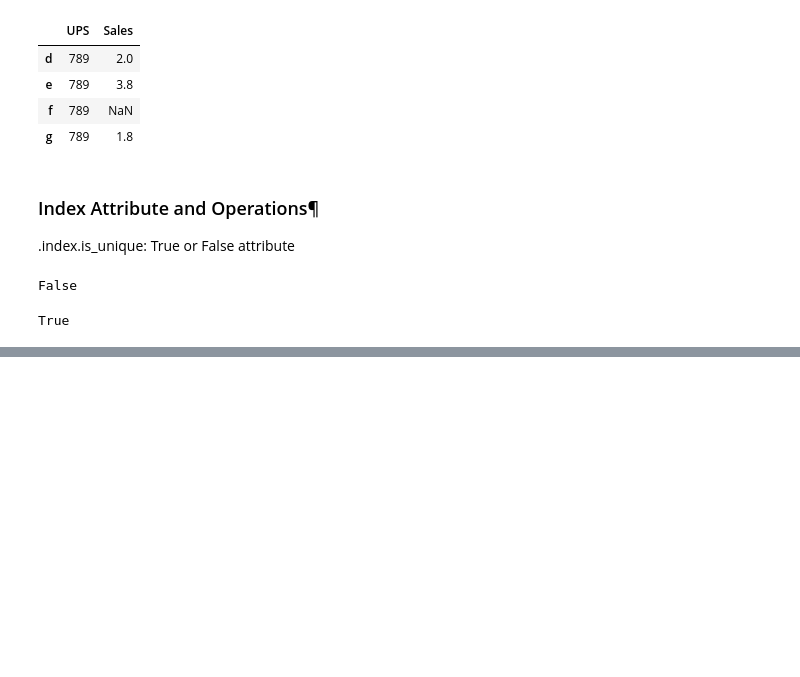
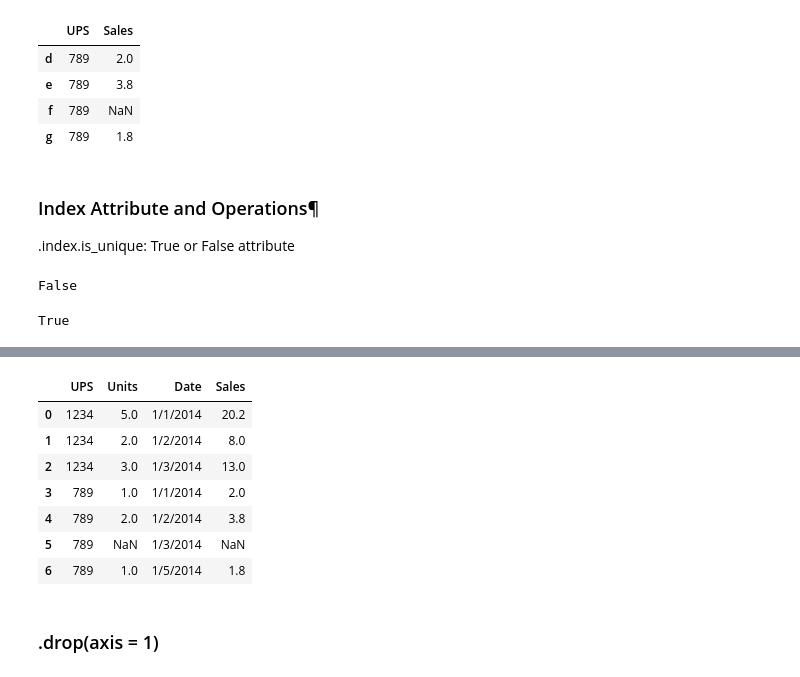
Before and after one commit to TusharDahibhate/Data-Wrangling-Bootcamp, a Jupyter notebook: 02.Pandas.ipynb, the cells around one changed output, grey strips where cells are left out. Cells and saved outputs as stored; diff of their text form; code cells hidden in the pictures; blank space fills up the shorter version.

```diff
--- a/02.Pandas.ipynb
+++ b/02.Pandas.ipynb
@@ -650,0 +1229,3 @@ s
+# %%
+sales_df = pd.read_csv("data_raw/sales.csv")
+sales_df.index
@@ -650,0 +1274,2 @@ s
+# %%
+sales_only = sales_df.pop('Sales')
@@ -650,0 +1298,15 @@ s
+# %%
+sales_df['Sales'] = sales_only
+# %%
+sales_df
+# %% [output]
+|  | UPS | Units | Date | Sales |
+| 0 | 1234 | 5.0 | 1/1/2014 | 20.2 |
+| 1 | 1234 | 2.0 | 1/2/2014 | 8.0 |
+| 2 | 1234 | 3.0 | 1/3/2014 | 13.0 |
+| 3 | 789 | 1.0 | 1/1/2014 | 2.0 |
+| 4 | 789 | 2.0 | 1/2/2014 | 3.8 |
+| 5 | 789 | NaN | 1/3/2014 | NaN |
+| 6 | 789 | 1.0 | 1/5/2014 | 1.8 |
+# %% [markdown]
+### .drop(axis = 1)
```
Also changed, not shown: parts of 102 cells of this notebook.
